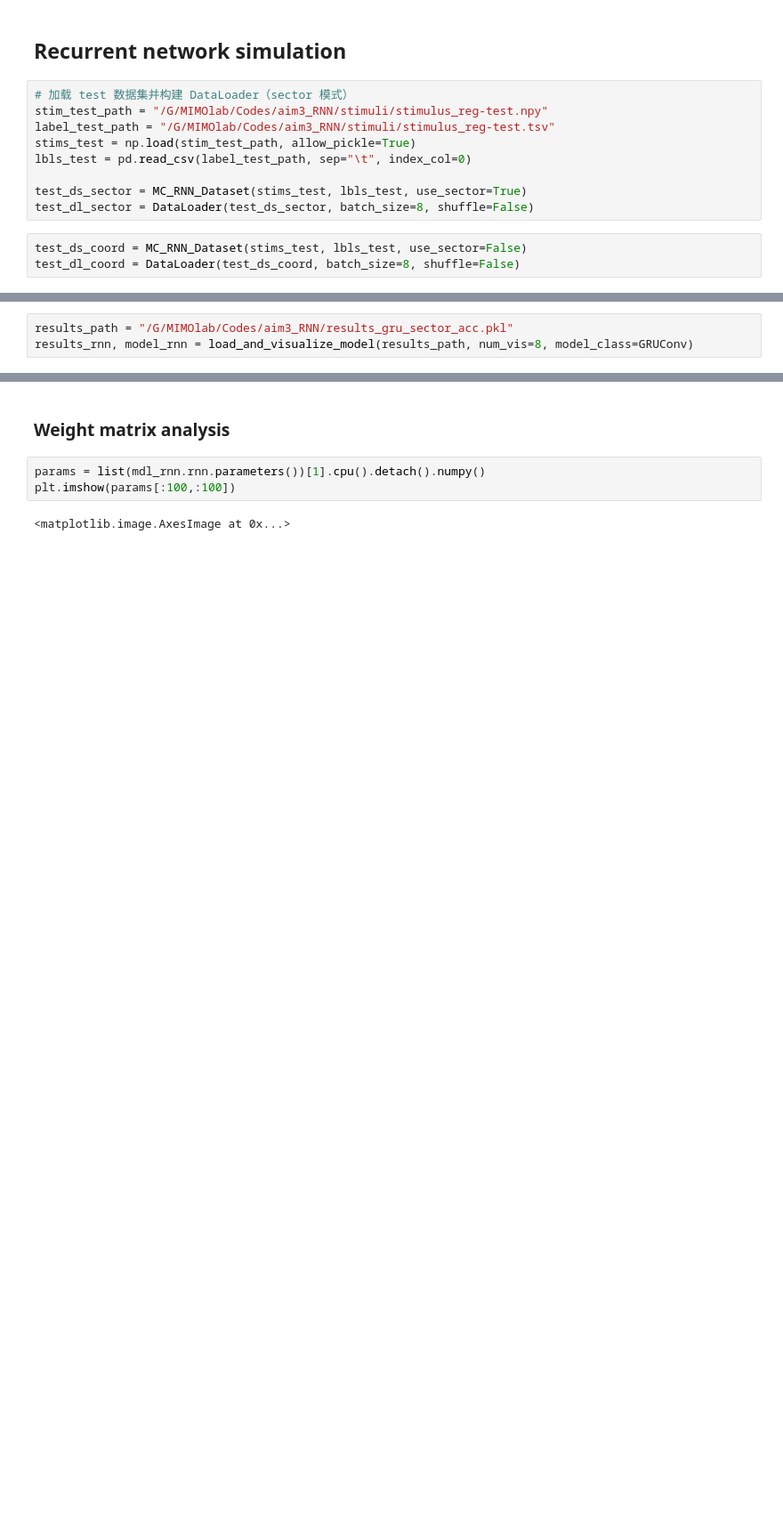
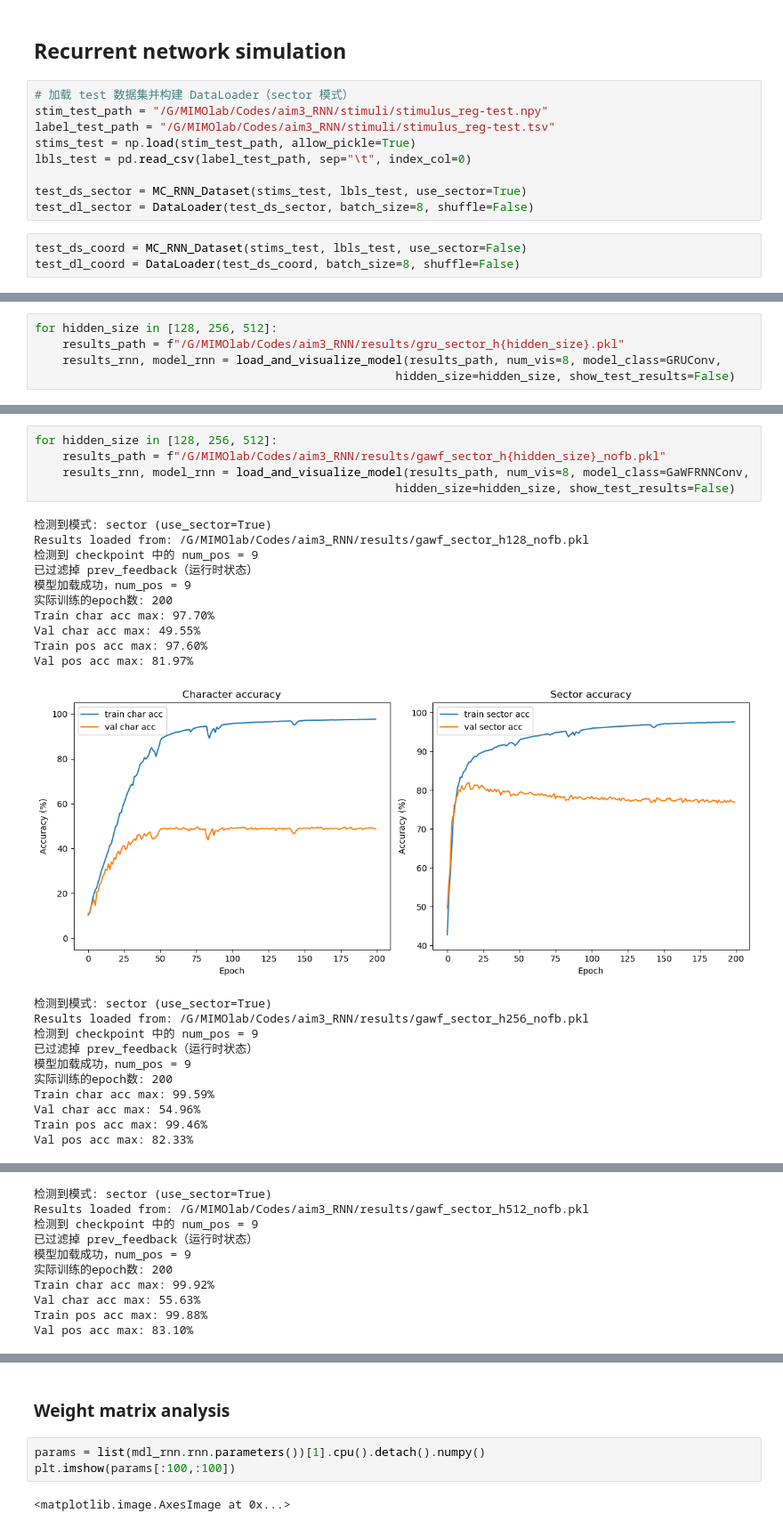
Before and after one commit to jingchengsimon/FAW_RNN, a Jupyter notebook: notebooks/RecurrentNetwork.ipynb, the cells around one changed output, grey strips where cells are left out. Shown at 89% size. Cells and saved outputs as stored; diff of their text form; blank space fills up the shorter version.

```diff
--- a/notebooks/RecurrentNetwork.ipynb
+++ b/notebooks/RecurrentNetwork.ipynb
@@ -433,5 +523,7 @@ Final val sector acc: 84.90%
 # %%
-results_path = "/G/MIMOlab/Codes/aim3_RNN/results_gru_sector_acc.pkl"
-results_rnn, model_rnn = load_and_visualize_model(results_path, num_vis=8, model_class=GRUConv)
+for hidden_size in [128, 256, 512]:
+    results_path = f"/G/MIMOlab/Codes/aim3_RNN/results/gru_sector_h{hidden_size}.pkl"
+    results_rnn, model_rnn = load_and_visualize_model(results_path, num_vis=8, model_class=GRUConv,
+                                                    hidden_size=hidden_size, show_test_results=False)
 # %% [output]
 检测到模式: sector (use_sector=True)
@@ -453,0 +559,27 @@ Final val sector acc: 84.34%
+# %%
+for hidden_size in [128, 256, 512]:
+    results_path = f"/G/MIMOlab/Codes/aim3_RNN/results/gawf_sector_h{hidden_size}_nofb.pkl"
+    results_rnn, model_rnn = load_and_visualize_model(results_path, num_vis=8, model_class=GaWFRNNConv,
+                                                    hidden_size=hidden_size, show_test_results=False)
+# %% [output]
+检测到模式: sector (use_sector=True)
+Results loaded from: /G/MIMOlab/Codes/aim3_RNN/results/gawf_sector_h128_nofb.pkl
+检测到 checkpoint 中的 num_pos = 9
+已过滤掉 prev_feedback（运行时状态）
+模型加载成功，num_pos = 9
+实际训练的epoch数: 200
+Train char acc max: 97.70%
+Val char acc max: 49.55%
+Train pos acc max: 97.60%
+Val pos acc max: 81.97%
+[figure, added]
+检测到模式: sector (use_sector=True)
+Results loaded from: /G/MIMOlab/Codes/aim3_RNN/results/gawf_sector_h256_nofb.pkl
+检测到 checkpoint 中的 num_pos = 9
+已过滤掉 prev_feedback（运行时状态）
+模型加载成功，num_pos = 9
+实际训练的epoch数: 200
+Train char acc max: 99.59%
+Val char acc max: 54.96%
+Train pos acc max: 99.46%
+Val pos acc max: 82.33%
@@ -453,0 +587,10 @@ Final val sector acc: 84.34%
+检测到模式: sector (use_sector=True)
+Results loaded from: /G/MIMOlab/Codes/aim3_RNN/results/gawf_sector_h512_nofb.pkl
+检测到 checkpoint 中的 num_pos = 9
+已过滤掉 prev_feedback（运行时状态）
+模型加载成功，num_pos = 9
+实际训练的epoch数: 200
+Train char acc max: 99.92%
+Val char acc max: 55.63%
+Train pos acc max: 99.88%
+Val pos acc max: 83.10%
```
Also changed, not shown: parts of 7 cells of this notebook, 25 other files.
